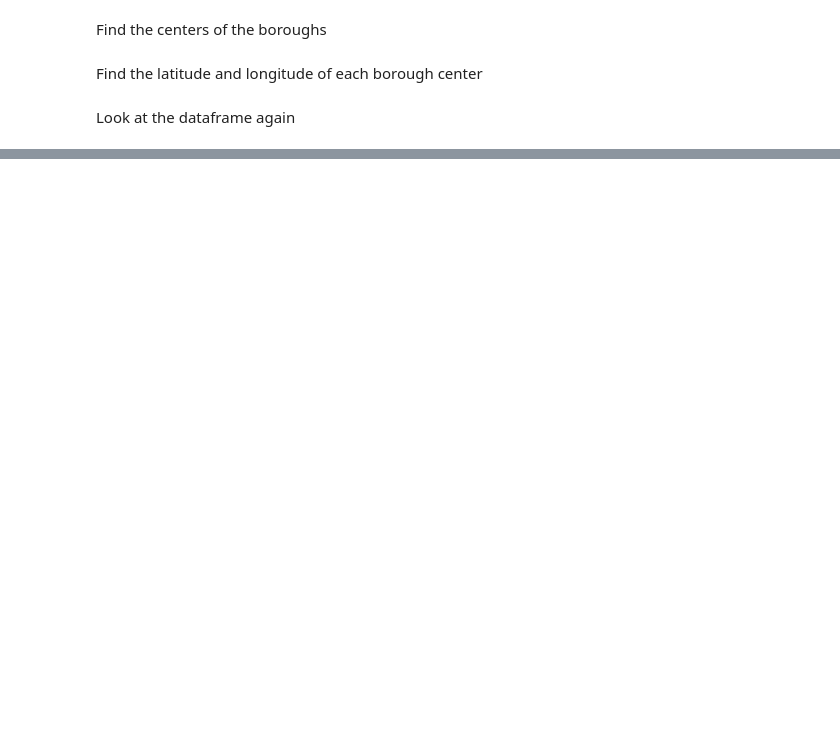
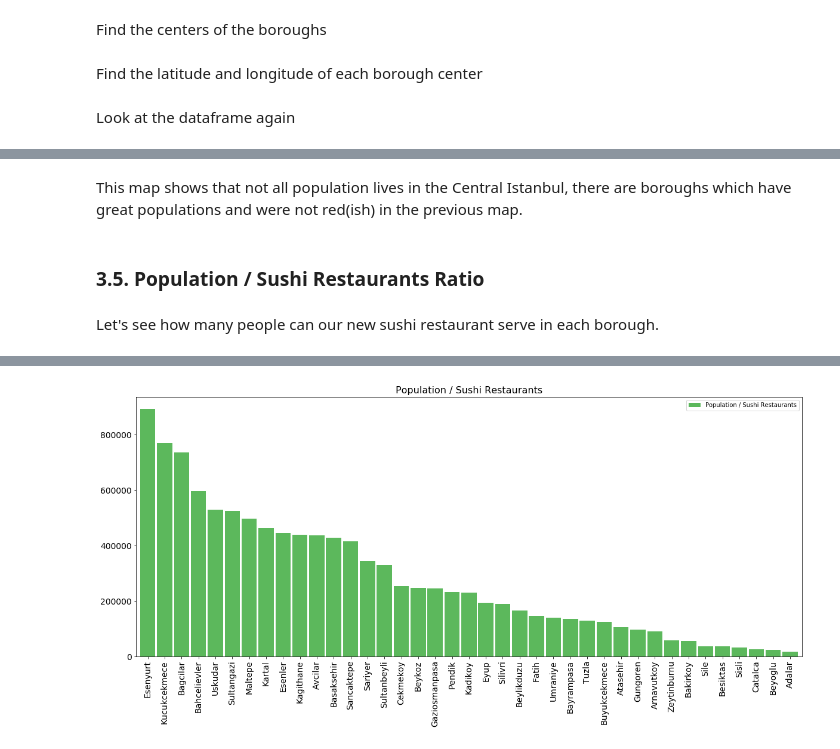
Before and after one commit to ycetindil/Coursera_Capstone, a Jupyter notebook: Week4-5_ Capstone Project.ipynb, the cells around one changed output, grey strips where cells are left out. Cells and saved outputs as stored; diff of their text form; code cells hidden in the pictures; blank space fills up the shorter version.

```diff
--- a/Week4-5_ Capstone Project.ipynb
+++ b/Week4-5_ Capstone Project.ipynb
@@ -145,0 +488,4 @@ df2
+# %%
+df.reset_index(inplace = True)
+df2 = df[['Borough', 'geometry']]
+df2 = df2[df2.Borough != 'Uskudar']
@@ -145,0 +552,26 @@ df2
+# %% [markdown]
+This map shows that not all population lives in the Central Istanbul, there are boroughs which have great populations and were not red(ish) in the previous map.
+# %% [markdown]
+### 3.5. Population / Sushi Restaurants Ratio ###
+# %% [markdown]
+Let's see how many people can our new sushi restaurant serve in each borough.
+# %%
+df['Population / Sushi Restaurants'] = df['Population'] / (df['Sushi Restaurants Count'] + 1)
+df.set_index('Borough', inplace = True)
+# %%
+df[['Population / Sushi Restaurants']].sort_values(by=['Population / Sushi Restaurants'], ascending=False).plot(
+    kind='bar',
+    width=0.9,
+    figsize=(20, 8),
+    color='#5cb85c',
+    fontsize=14)
+
+plt.title("Population / Sushi Restaurants", fontsize=16)
+
+ax1 = plt.axes()
+x_axis = ax1.axes.get_xaxis()
+x_label = x_axis.get_label()
+x_label.set_visible(False)
+
+plt.show()
+# %% [output]
@@ -145,0 +580 @@ df2
+[figure, added]
```
Also changed, not shown: parts of 97 cells of this notebook, 1 other file.
